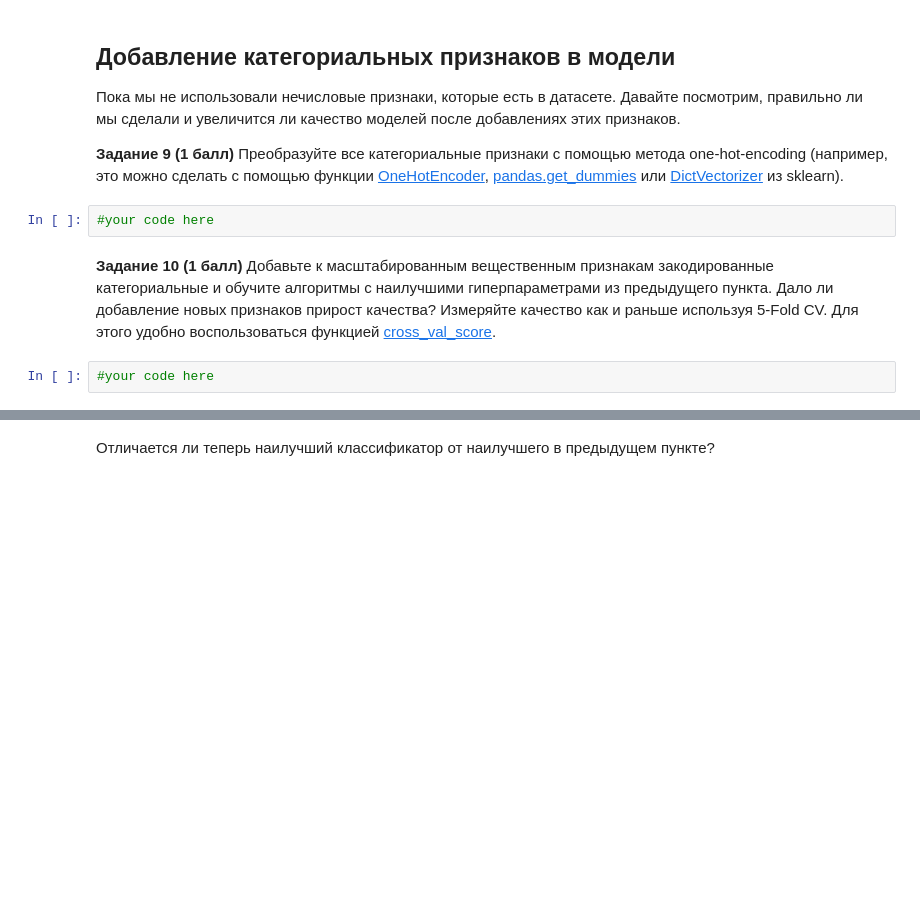
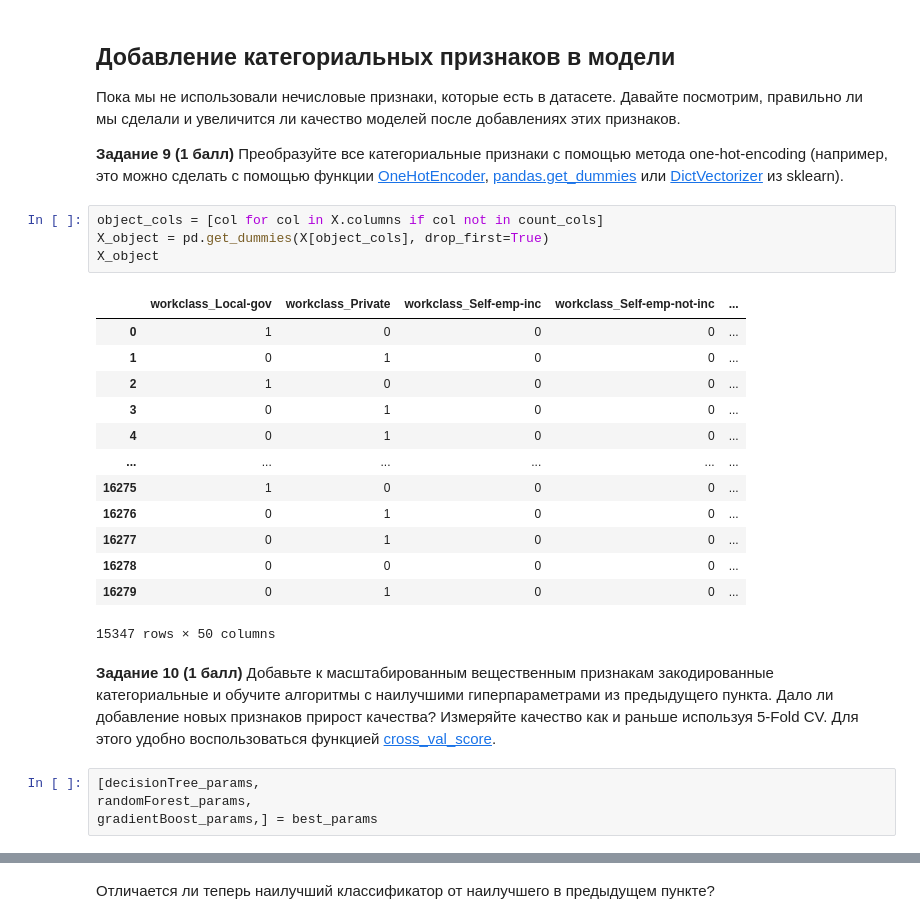
Before and after one commit to AnnaRIFFL/andan_hw3, a Jupyter notebook: HW_3_DA_Soc.ipynb, the cells around one changed output, grey strips where cells are left out. Drawn from its saved outputs; the diff is of its cells as text; blank space fills up the shorter version.

```diff
--- a/HW_3_DA_Soc.ipynb
+++ b/HW_3_DA_Soc.ipynb
@@ -298,9 +368,27 @@ plt.show()
 Пока мы не использовали нечисловые признаки, которые есть в датасете. Давайте посмотрим, правильно ли мы сделали и увеличится ли качество моделей после добавлениях этих признаков.
 
 **Задание 9 (1 балл)** Преобразуйте все категориальные признаки с помощью метода one-hot-encoding (например, это можно сделать с помощью функции [OneHotEncoder](https://scikit-learn.org/stable/modules/generated/sklearn.preprocessing.OneHotEncoder.html), [pandas.get_dummies](http://pandas.pydata.org/pandas-docs/stable/generated/pandas.get_dummies.html) или [DictVectorizer](http://scikit-learn.org/stable/modules/generated/sklearn.feature_extraction.DictVectorizer.html) из sklearn).
-# %%
-#your code here
+# %%
+object_cols = [col for col in X.columns if col not in count_cols]
+X_object = pd.get_dummies(X[object_cols], drop_first=True)
+X_object
+# %% [output]
+|  | workclass_Local-gov | workclass_Private | workclass_Self-emp-inc | workclass_Self-emp-not-inc | ... |
+| 0 | 1 | 0 | 0 | 0 | ... |
+| 1 | 0 | 1 | 0 | 0 | ... |
+| 2 | 1 | 0 | 0 | 0 | ... |
+| 3 | 0 | 1 | 0 | 0 | ... |
+| 4 | 0 | 1 | 0 | 0 | ... |
+| ... | ... | ... | ... | ... | ... |
+| 16275 | 1 | 0 | 0 | 0 | ... |
+| 16276 | 0 | 1 | 0 | 0 | ... |
+| 16277 | 0 | 1 | 0 | 0 | ... |
+| 16278 | 0 | 0 | 0 | 0 | ... |
+| 16279 | 0 | 1 | 0 | 0 | ... |
+15347 rows × 50 columns
 # %% [markdown]
 **Задание 10 (1 балл)** Добавьте к масштабированным вещественным признакам закодированные категориальные и обучите алгоритмы с наилучшими гиперпараметрами из предыдущего пункта. Дало ли добавление новых признаков прирост качества? Измеряйте качество как и раньше используя 5-Fold CV. Для этого удобно воспользоваться функцией [cross_val_score](https://scikit-learn.org/stable/modules/generated/sklearn.model_selection.cross_val_score.html).
-# %%
-#your code here
+# %%
+[decisionTree_params,
+randomForest_params,
+gradientBoost_params,] = best_params
```
Also changed, not shown: parts of 30 cells of this notebook, 3 other files.
